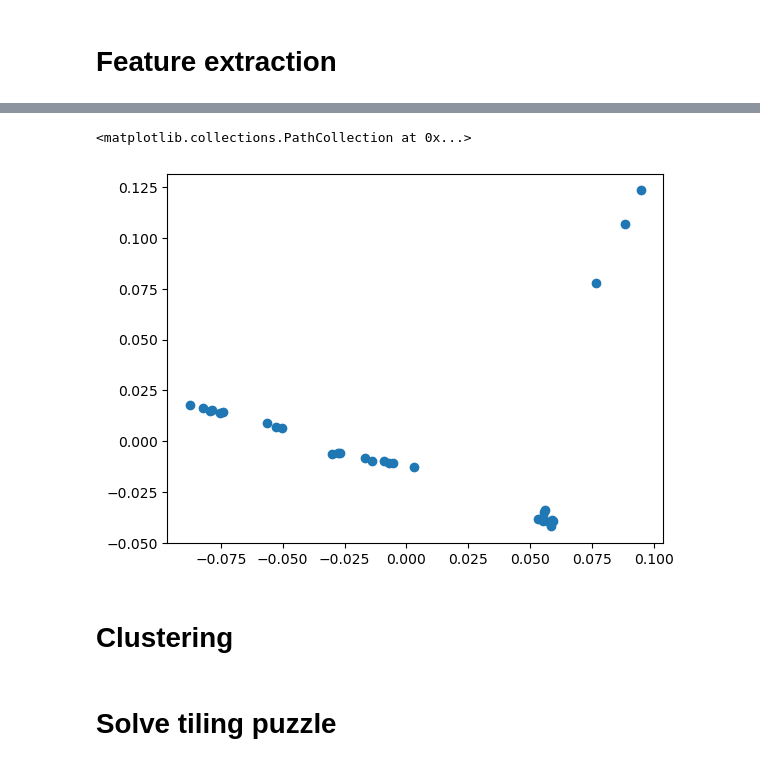
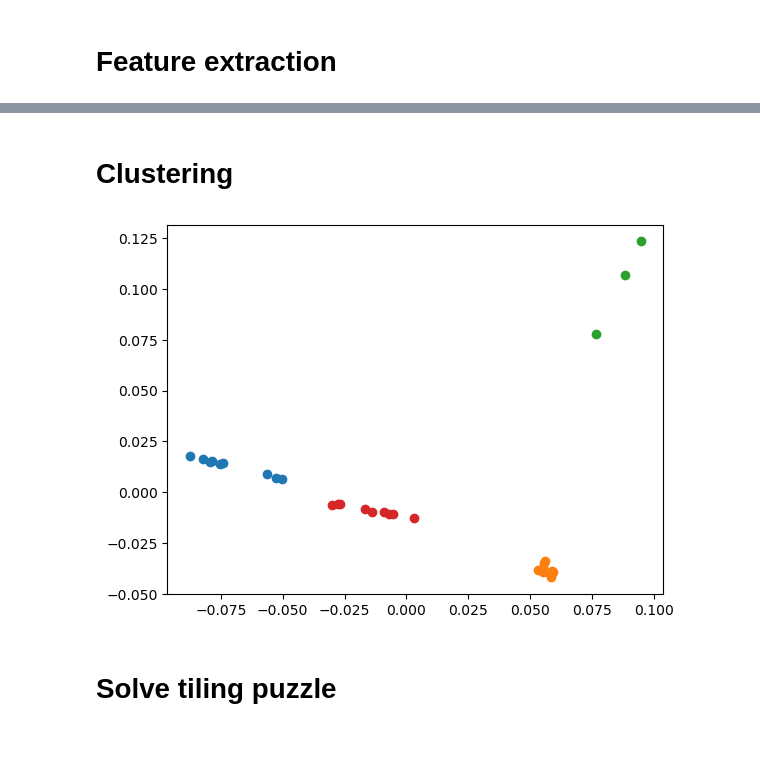
Before and after one commit to theoh-io/iapr_group15, a Jupyter notebook: project/project_draft_tom.ipynb, the cells around one changed output, grey strips where cells are left out. Cells and saved outputs as stored; diff of their text form; code cells hidden in the pictures.

Commit message:
implement puzzle classes

```diff
--- a/project/project_draft_tom.ipynb
+++ b/project/project_draft_tom.ipynb
@@ -377,7 +390,7 @@ fig, axs = plt.subplots(6, 6, figsize=(15,15))
 axs = axs.ravel()
 
 for i, piece in enumerate(pieces):
-    axs[i].imshow(piece)
+    axs[i].imshow(piece.data)
 # %% [output]
 [figure]
 # %% [markdown]
@@ -438,8 +451,9 @@ def extract_histogram_features(image):
 features = []
 
 for piece in pieces:
-    # features.append(extract_gabor_features(piece))
-    features.append(extract_histogram_features(piece))
+    #features.append(piece.data.flatten())
+    #features.append(extract_gabor_features(piece.data))
+    features.append(extract_histogram_features(piece.data))
 
 features = np.nan_to_num(np.array(features))
 # %%
@@ -455,9 +464,27 @@ Reshape your data either using array.reshape(-1, 1) if your data has a single fe
-# %%
-plt.scatter(principal_components[:,0], principal_components[:,1])
-# %% [output]
-<matplotlib.collections.PathCollection at 0x...>
-[figure, removed]
 # %% [markdown]
 # Clustering
+# %%
+from sklearn.cluster import KMeans
+
+def cluster_puzzle_pieces(features, k):
+    # Perform k-means clustering on the features
+    kmeans = KMeans(n_clusters=k, random_state=0).fit(features)
+
+    # Get the cluster labels and centroids
+    labels = kmeans.labels_
+
+    return labels
+# %%
+labels = cluster_puzzle_pieces(principal_components, k=4)
+
+for i, label in enumerate(labels):
+    pieces[i].label = label
+# %%
+plt.figure()
+for i in np.unique(labels):
+    plt.scatter(principal_components[labels == i,0], principal_components[labels == i,1])
+plt.show()
+# %% [output]
+[figure, added]
 # %% [markdown]
 # Solve tiling puzzle
```
Also changed, not shown: parts of 5 cells of this notebook.
